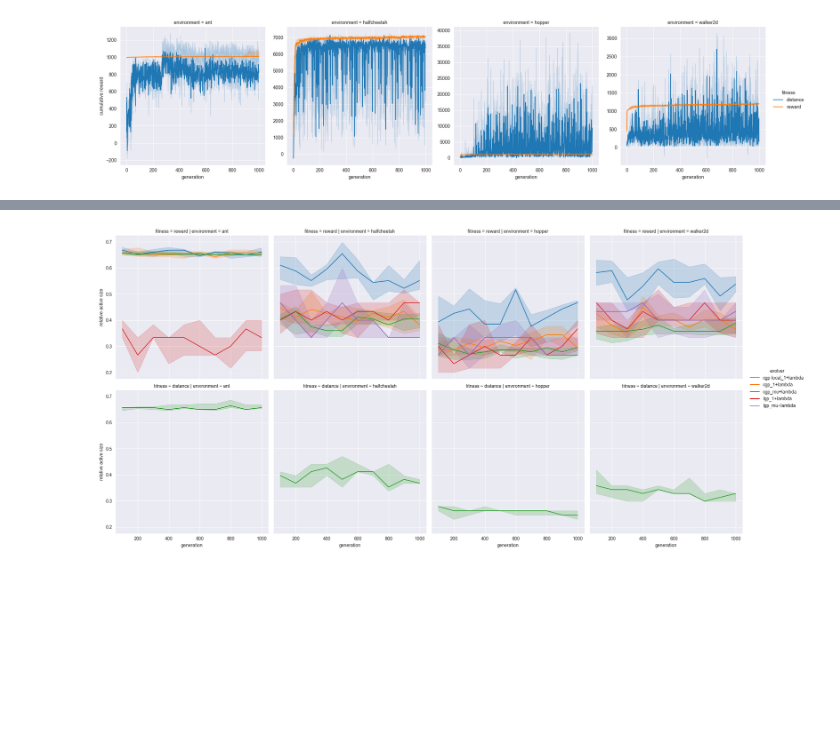
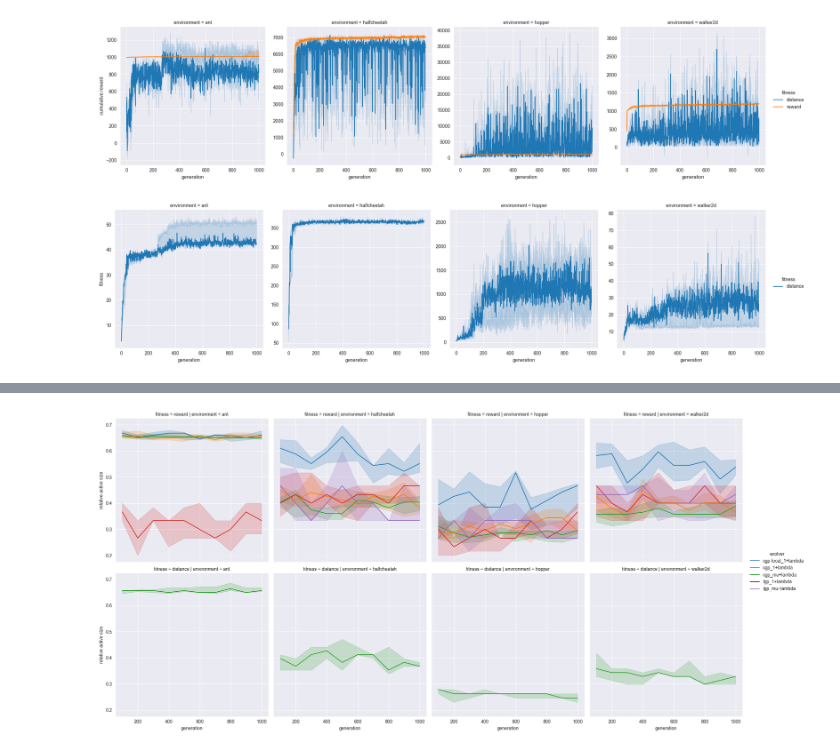
Before and after one commit to giorgia-nadizar/cgpax, a Jupyter notebook: analysis/analysis.ipynb, the cells around one changed output, grey strips where cells are left out. Cells and saved outputs as stored; diff of their text form; code cells hidden in the pictures; blank space fills up the shorter version.

Commit message:
Fitness and graph size analysis updated.

```diff
--- a/analysis/analysis.ipynb
+++ b/analysis/analysis.ipynb
@@ -56,6 +56,23 @@ g.set_ylabels("cumulative reward")
 plt.show()
 # %% [output]
 [figure]
+# %%
+g = sns.relplot(
+    data=df[(df["evolver"] == "cgp_mu+lambda") & (df["fitness"] == "distance")],
+    col="environment",
+    kind="line",
+    x="generation",
+    y="top_k_fit.top_0_fit",
+    hue="fitness",
+    estimator="median",
+    errorbar=("pi", 50),
+    facet_kws=dict(sharey=False)
+)
+g.set_xlabels("generation")
+g.set_ylabels("fitness")
+plt.show()
+# %% [output]
+[figure, added]
 # %%
 graph_dfs = [pd.read_csv(f"data/graph_size/{d}") for d in os.listdir("data/graph_size/")]
 graph_sizes = pd.concat(graph_dfs, ignore_index=True)
```
